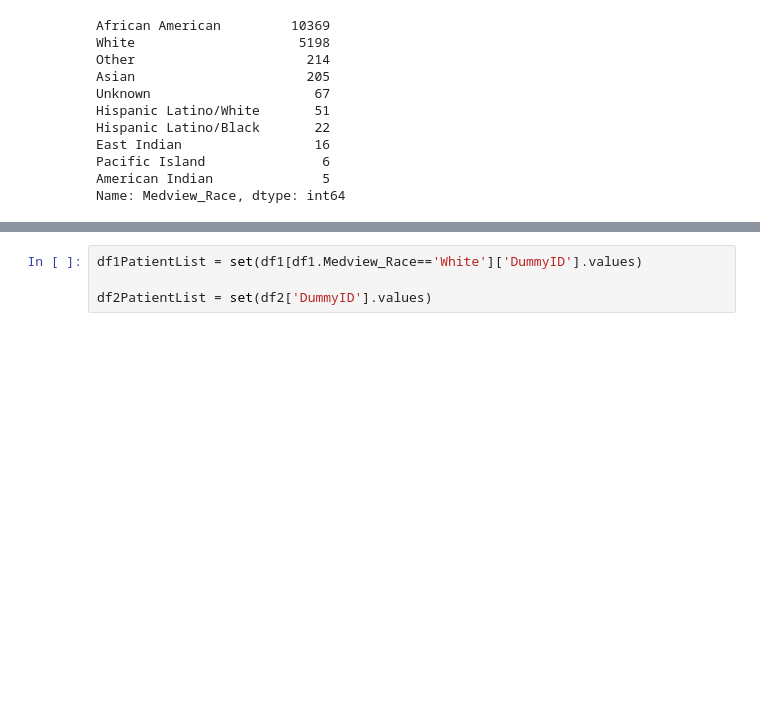
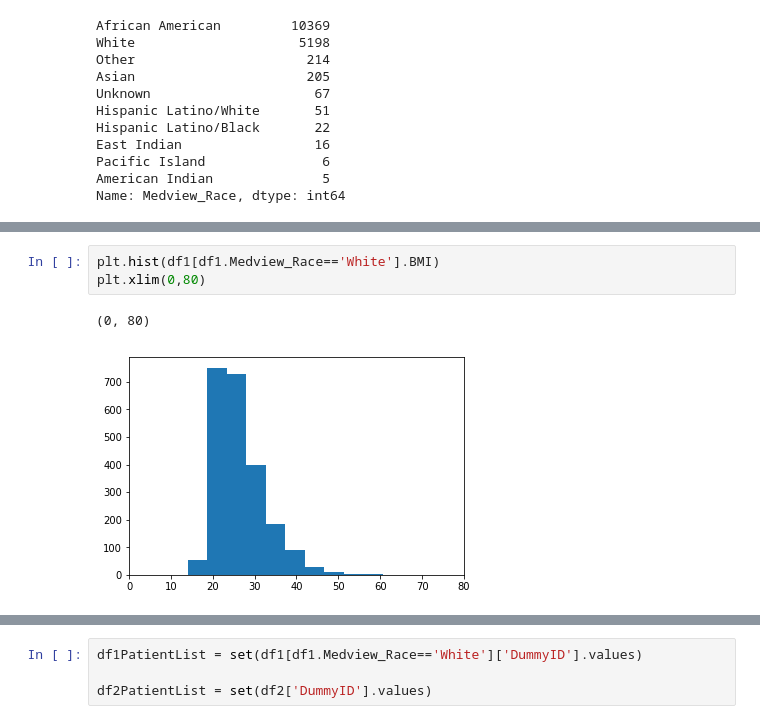
Before and after one commit to rsk2327/CBIG, a Jupyter notebook: RaceClassification/Dataset Analysis.ipynb, the cells around one changed output, grey strips where cells are left out. Drawn from its saved outputs; the diff is of its cells as text; blank space fills up the shorter version.

```diff
--- a/RaceClassification/Dataset Analysis.ipynb
+++ b/RaceClassification/Dataset Analysis.ipynb
@@ -85,0 +110,6 @@ Name: Medview_Race, dtype: int64
+# %%
+plt.hist(df1[df1.Medview_Race=='White'].BMI)
+plt.xlim(0,80)
+# %% [output]
+(0, 80)
+[figure, added]
```
Also changed, not shown: parts of 49 cells of this notebook.
